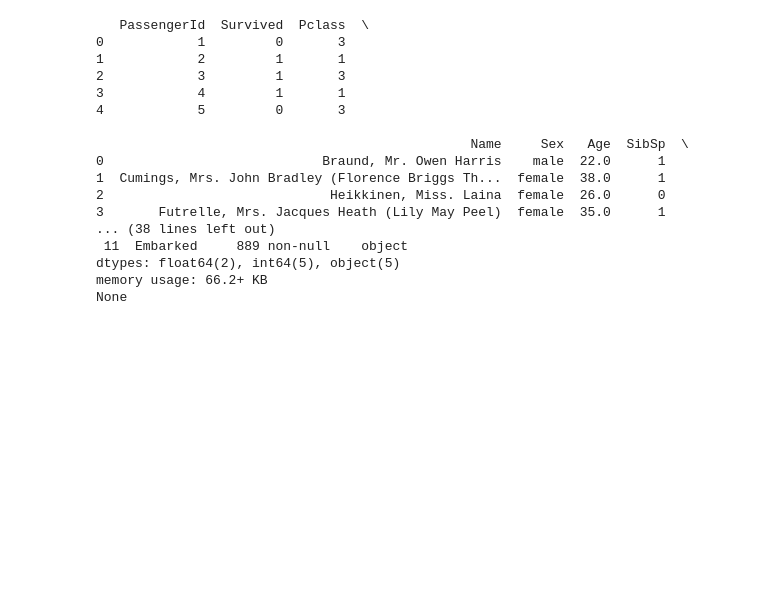
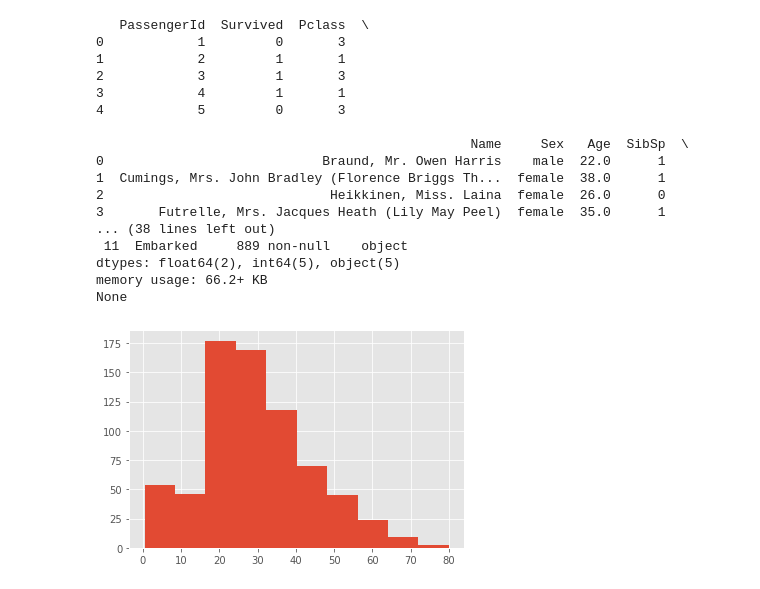
Before and after one commit to rishitaggarwal1/Titanic_Analysis, a Jupyter notebook: titanic.ipynb, the cells around one changed output. Cells and saved outputs as stored; diff of their text form; code cells hidden in the pictures; blank space fills up the shorter version.

```diff
--- a/titanic.ipynb
+++ b/titanic.ipynb
@@ -36,3 +36,13 @@ print(titanic_df.info())
 dtypes: float64(2), int64(5), object(5)
 memory usage: 66.2+ KB
 None
+# %%
+titanic_df['Age'].hist(bins=10)
+def id(passenger):
+    age,sex=passenger
+    if age<16:
+        return 'child'
+    else:
+        return sex
+# %% [output]
+[figure, added]
```
Also changed, not shown: parts of 3 cells of this notebook.
